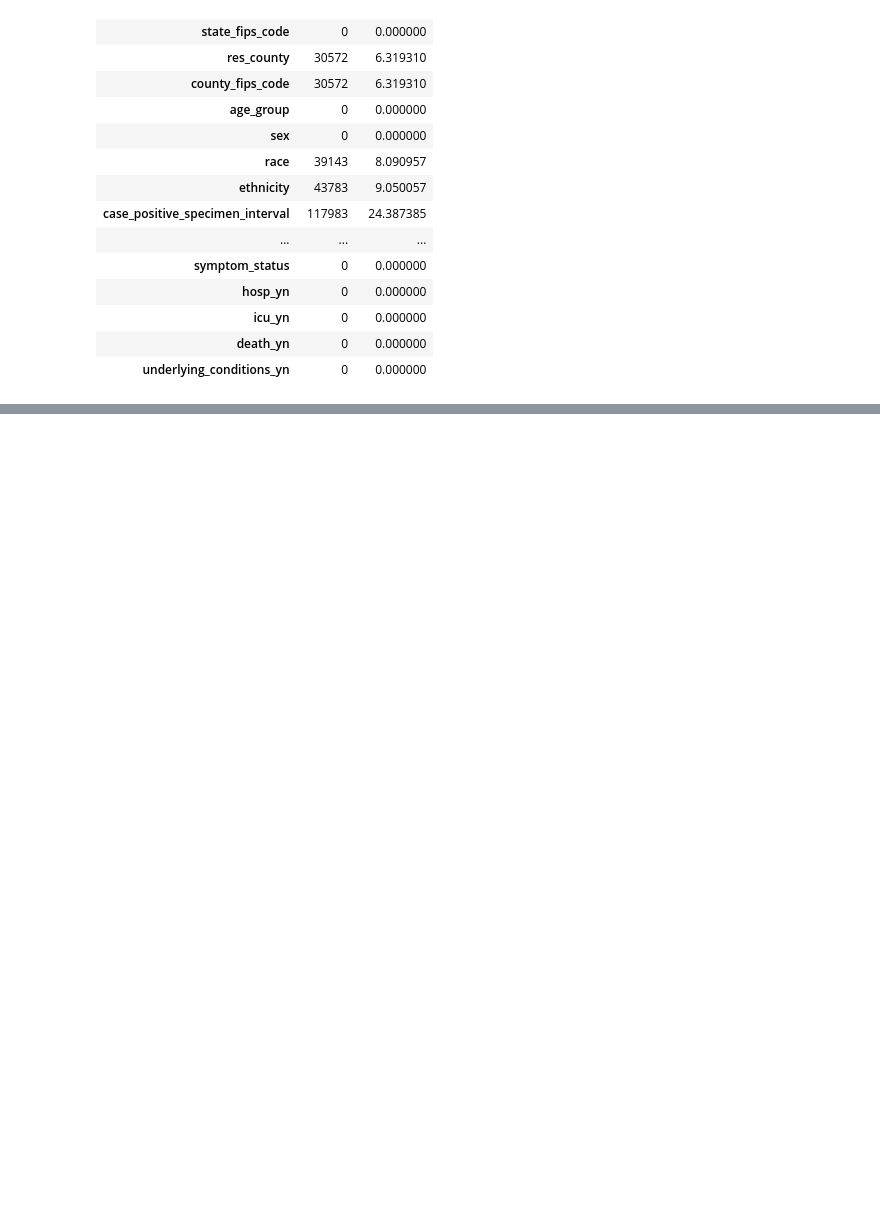
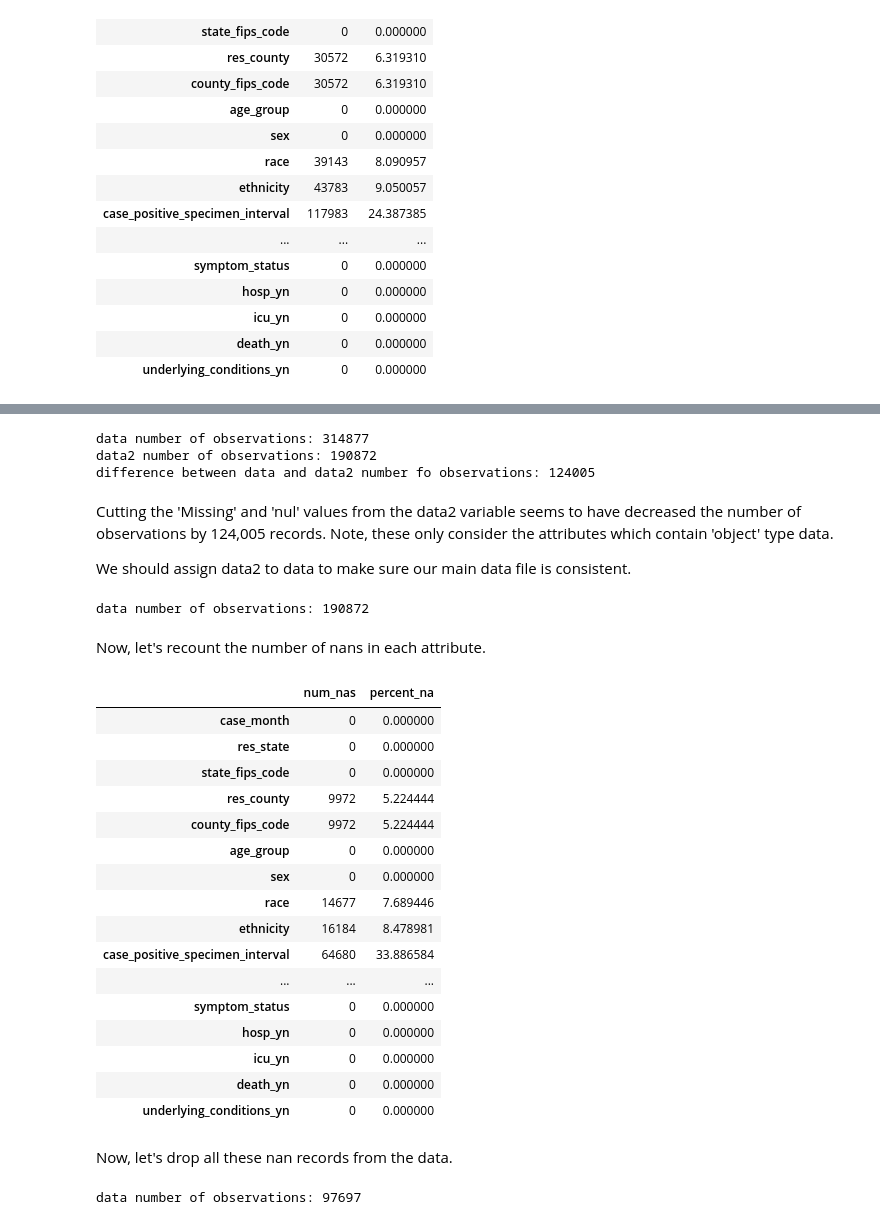
Before and after one commit to charlesrclark1243/ECO322Spring2022Project2, a Jupyter notebook: src/data-exploration.ipynb, the cells around one changed output, grey strips where cells are left out. Cells and saved outputs as stored; diff of their text form; code cells hidden in the pictures; blank space fills up the shorter version.

```diff
--- a/src/data-exploration.ipynb
+++ b/src/data-exploration.ipynb
@@ -73,0 +175,63 @@ pd.DataFrame.from_dict(data={
+# %%
+missing_nul_dfs = []
+for df in data_frames:
+    if str(df.dtypes.iloc[0]) == 'object':
+        uniques_list = df['unique_values'].sort_values().to_list()
+
+        if 'Missing' in uniques_list or 'nul' in uniques_list:
+            missing_nul_dfs.append(df)
+# %%
+missing_nul_dfs2 = [df.copy(deep=True) for df in missing_nul_dfs]
+# %%
+for df2 in missing_nul_dfs2:
+    data2 = data2[data2[f'{df2["col"].iloc[0]}'] != 'Missing']
+    data2 = data2[data2[f'{df2["col"].iloc[0]}'] != 'nul']
+
+print(f'data number of observations: {data.shape[0]}')
+print(f'data2 number of observations: {data2.shape[0]}')
+print(f'difference between data and data2 number fo observations: {data.shape[0] - data2.shape[0]}')
+# %% [output]
+data number of observations: 314877
+data2 number of observations: 190872
+difference between data and data2 number fo observations: 124005
+# %% [markdown]
+Cutting the 'Missing' and 'nul' values from the data2 variable seems to have decreased the number of observations by 124,005 records. Note, these only consider the attributes which contain 'object' type data.
+
+We should assign data2 to data to make sure our main data file is consistent.
+# %%
+data = data2
+print(f'data number of observations: {data.shape[0]}')
+# %% [output]
+data number of observations: 190872
+# %% [markdown]
+Now, let's recount the number of nans in each attribute.
+# %%
+pd.DataFrame.from_dict(data={
+    'num_nas' : data.isna().sum(),
+    'percent_na' : (data.isna().sum() / data.shape[0]) * 100
+})
+# %% [output]
+|  | num_nas | percent_na |
+| case_month | 0 | 0.000000 |
+| res_state | 0 | 0.000000 |
+| state_fips_code | 0 | 0.000000 |
+| res_county | 9972 | 5.224444 |
+| county_fips_code | 9972 | 5.224444 |
+| age_group | 0 | 0.000000 |
+| sex | 0 | 0.000000 |
+| race | 14677 | 7.689446 |
+| ethnicity | 16184 | 8.478981 |
+| case_positive_specimen_interval | 64680 | 33.886584 |
+| ... | ... | ... |
+| symptom_status | 0 | 0.000000 |
+| hosp_yn | 0 | 0.000000 |
+| icu_yn | 0 | 0.000000 |
+| death_yn | 0 | 0.000000 |
+| underlying_conditions_yn | 0 | 0.000000 |
+# %% [markdown]
+Now, let's drop all these nan records from the data.
+# %%
+data.dropna(inplace=True)
+print(f'data number of observations: {data.shape[0]}')
+# %% [output]
+data number of observations: 97697
```
Also changed, not shown: parts of 18 cells of this notebook.
